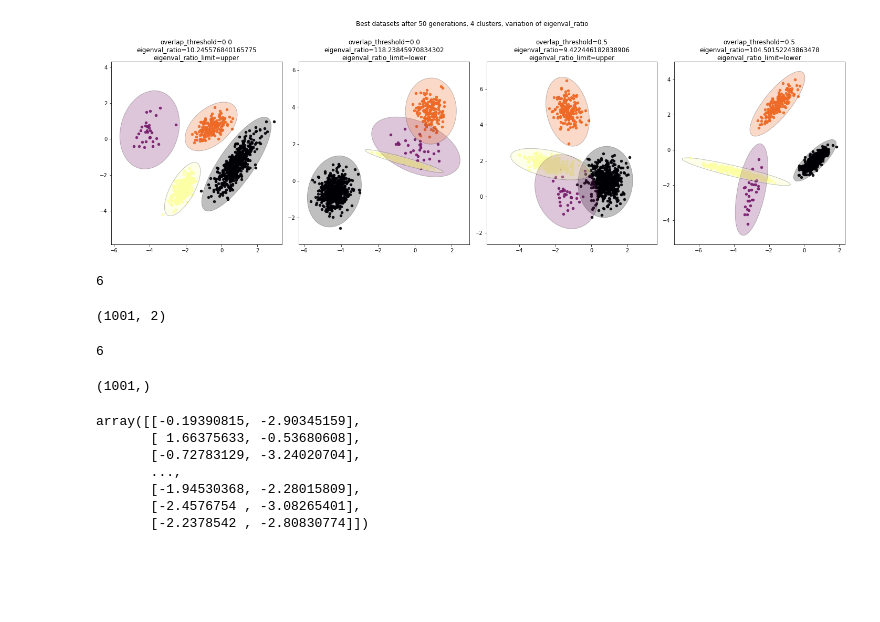
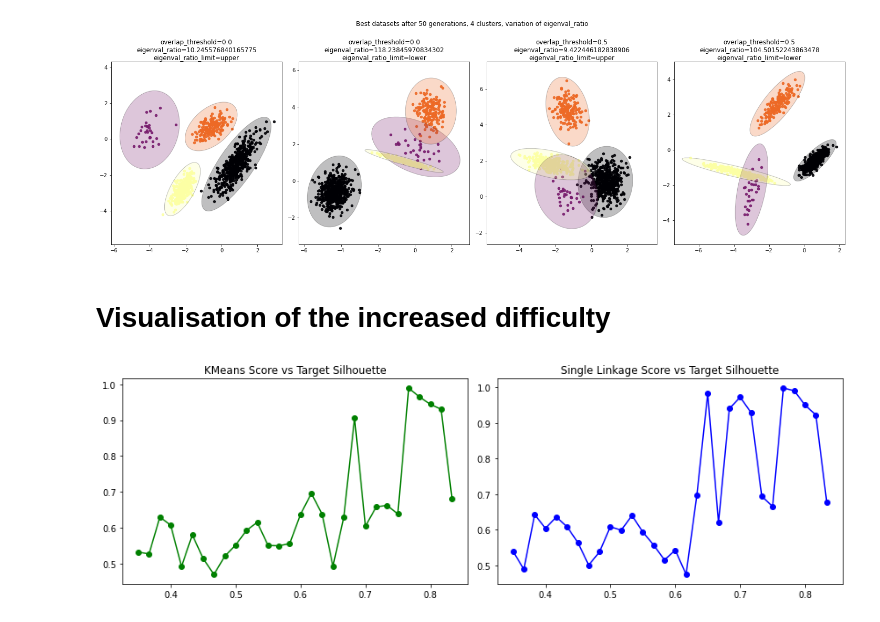
Before and after one commit to LudovicSterlin/projet-stochastic, a Jupyter notebook: clustering_datasets.ipynb, the cells around one changed output. Drawn from its saved outputs; the diff is of its cells as text; code cells hidden in the pictures; blank space fills up the shorter version.

Commit message:
add figure 5, 6, 7, 8 and Table 1

```diff
--- a/clustering_datasets.ipynb
+++ b/clustering_datasets.ipynb
@@ -360,20 +371,49 @@ plot_pop_configs(generator, ["overlap_threshold", "eigenval_ratio", "eigenval_ra
                  "Best datasets after 50 generations, 4 clusters, variation of eigenval_ratio")
 # %% [output]
 [figure]
-# %%
-datasets, label_sets = generator.get_best_dataset()
-display(len(datasets), datasets[0].shape)
-display(len(label_sets), label_sets[0].shape)
-display(datasets[0])
-# %% [output]
-6
-(1001, 2)
-6
-(1001,)
-array([[-0.19390815, -2.90345159],
-       [ 1.66375633, -0.53680608],
-       [-0.72783129, -3.24020704],
-       ...,
-       [-1.94530368, -2.28015809],
-       [-2.4576754 , -3.08265401],
-       [-2.2378542 , -2.80830774]])
+# %% [markdown]
+
+# Visualisation of the increased difficulty
+# %%
+#silhouette
+SEED_NUM = 12
+
+silhouettes = np.linspace(0.35,0.85,num=30,endpoint = False)
+kmeans_scores = []
+linkage_scores = []
+
+for st in silhouettes:
+    config = {
+    "hawks": {
+        "folder_name": "simple_example",
+        "seed_num": SEED_NUM
+    },
+    "dataset": {
+        "num_examples": 700,
+        "num_clusters": 5
+    },
+    "objectives": {
+        "silhouette": {
+            "target": st
+        }
+    }
+    }
+    generator = hawks.create_generator(config)
+    generator.run()
+    datasets, label_sets = generator.get_best_dataset()
+    data, labels = datasets[0], label_sets[0] # Stored as a list for multiple runs
+    # Run KMeans on the data
+    km = KMeans(n_clusters=len(np.unique(labels)), random_state=SEED_NUM).fit(data)
+    ac = AgglomerativeClustering(n_clusters=len(np.unique(labels))).fit(data)
+
+    kmeans_scores.append(adjusted_rand_score(labels, km.labels_))
+    linkage_scores.append(adjusted_rand_score(labels, ac.labels_))
+# %%
+fig,axs = plt.subplots(nrows=1, ncols=2, figsize=(12, 4))
+axs[0].plot(silhouettes, kmeans_scores,'go-')
+axs[0].set_title('KMeans Score vs Target Silhouette')
+axs[1].plot(silhouettes, linkage_scores, 'bo-')
+axs[1].set_title('Single Linkage Score vs Target Silhouette')
+fig.tight_layout();
+# %% [output]
+[figure, added]
```
Also changed, not shown: parts of 24 cells of this notebook, 7 other files.
